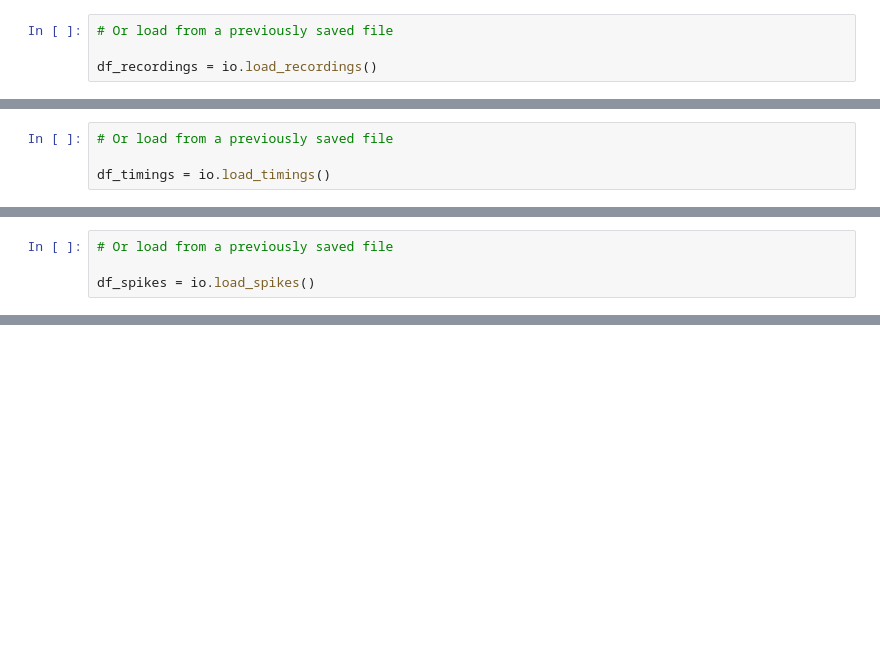
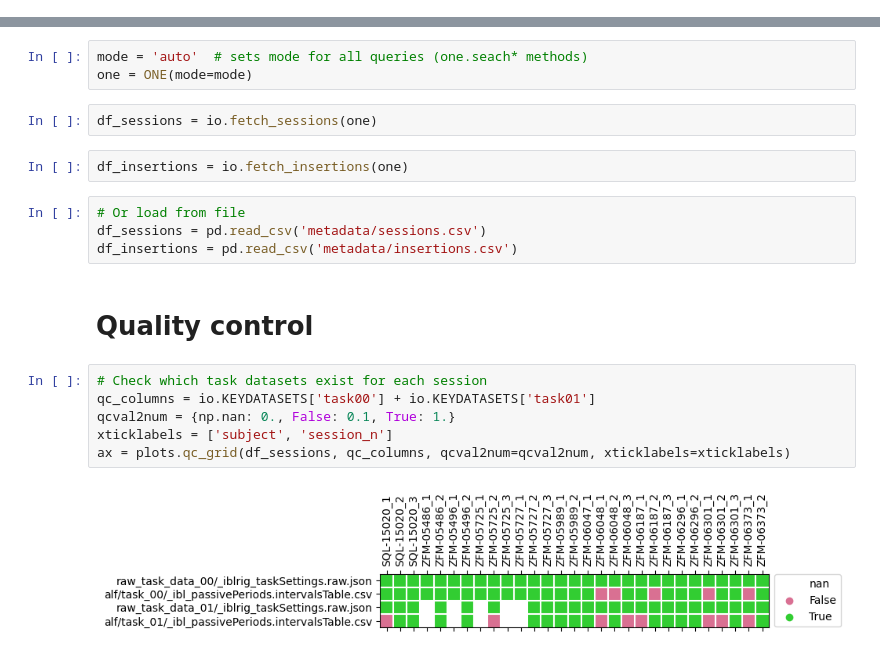
Before and after one commit to ja-94/psychedelics, a Jupyter notebook: 00_download_data.ipynb, the cells around one changed output, grey strips where cells are left out. Drawn from its saved outputs; the diff is of its cells as text; blank space fills up the shorter version.

```diff
--- a/00_download_data.ipynb
+++ b/00_download_data.ipynb
@@ -28,4 +0,0 @@ ipdb>  c
-# %%
-# Or load from a previously saved file
-
-df_recordings = io.load_recordings()
@@ -107,4 +0,0 @@ df_timings.to_csv('metadata/timings.csv')
-# %%
-# Or load from a previously saved file
-
-df_timings = io.load_timings()
@@ -124,4 +0,0 @@ df_timings = io.load_timings()
-# %%
-# Or load from a previously saved file
-
-df_spikes = io.load_spikes()
@@ -186,0 +11,21 @@ Psychedelics sessions with spike sorting & video: 28
+# %%
+mode = 'auto'  # sets mode for all queries (one.seach* methods)
+one = ONE(mode=mode)
+# %%
+df_sessions = io.fetch_sessions(one)
+# %%
+df_insertions = io.fetch_insertions(one)
+# %%
+# Or load from file
+df_sessions = pd.read_csv('metadata/sessions.csv')
+df_insertions = pd.read_csv('metadata/insertions.csv')
+# %% [markdown]
+# Quality control
+# %%
+# Check which task datasets exist for each session
+qc_columns = io.KEYDATASETS['task00'] + io.KEYDATASETS['task01']
+qcval2num = {np.nan: 0., False: 0.1, True: 1.}
+xticklabels = ['subject', 'session_n']
+ax = plots.qc_grid(df_sessions, qc_columns, qcval2num=qcval2num, xticklabels=xticklabels)
+# %% [output]
+[figure, added]
```
Also changed, not shown: parts of 48 cells of this notebook.
